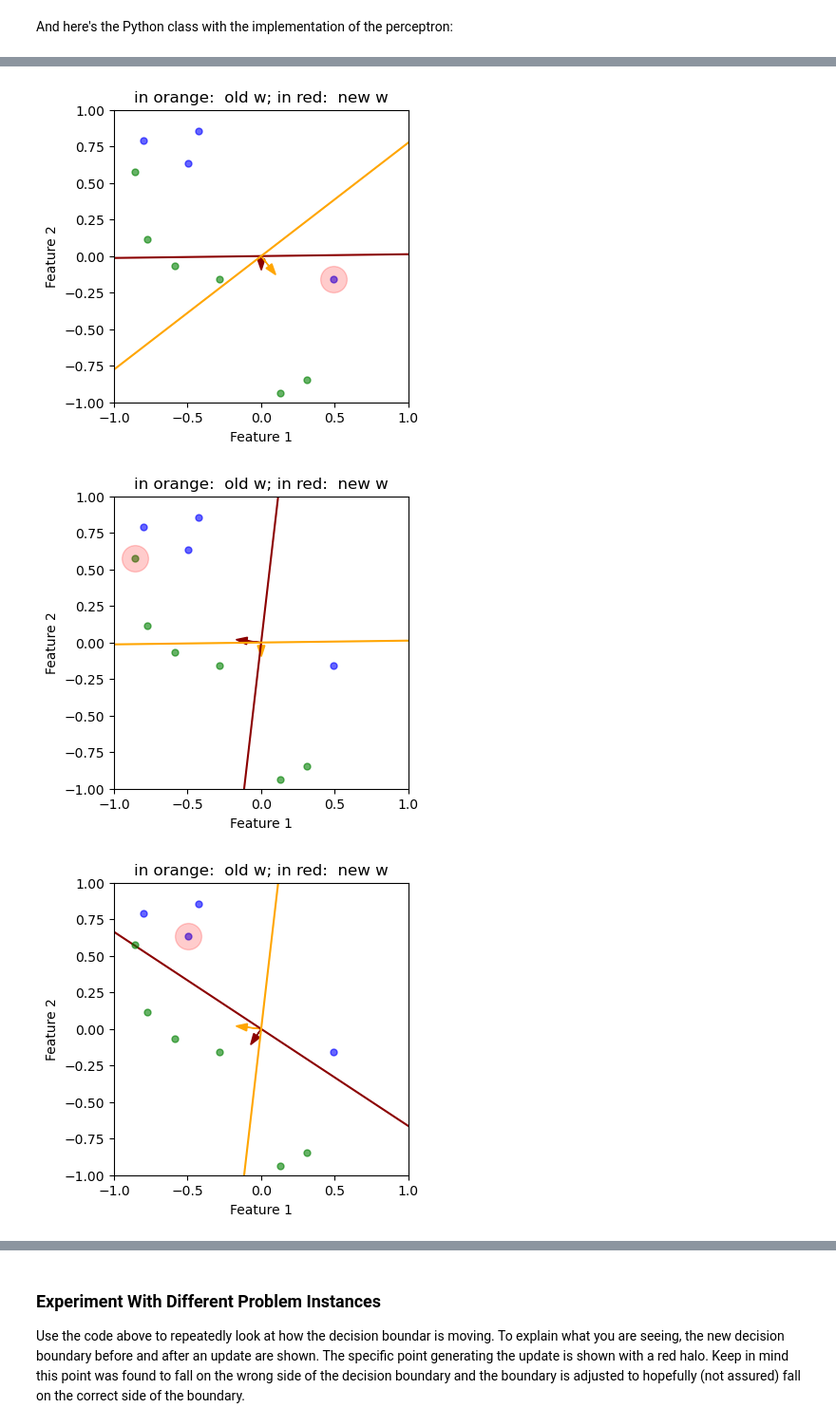
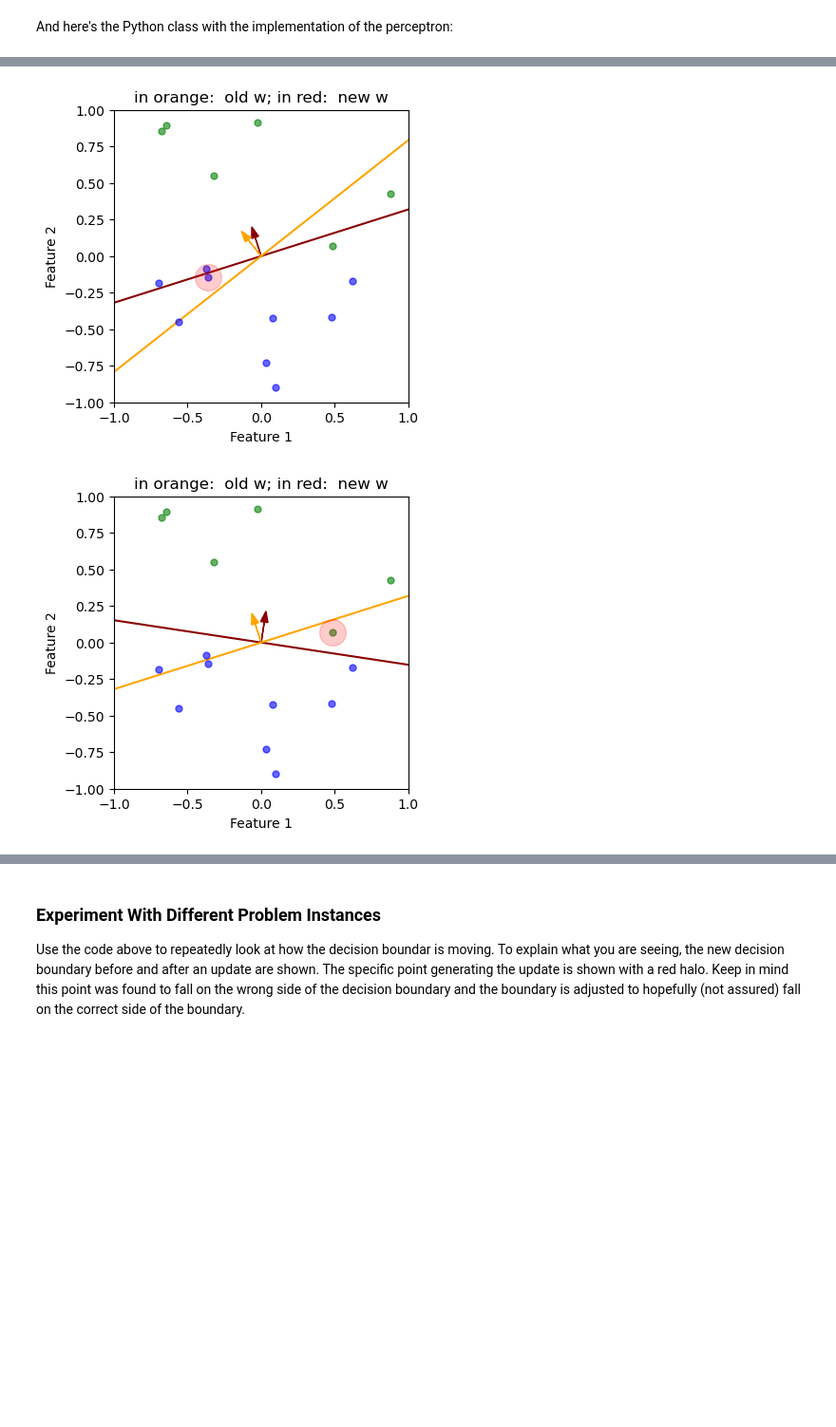
Before and after one commit to asabenhur/CS345, a Jupyter notebook: fall22/notebooks/module01_05_perceptron.ipynb, the cells around one changed output, grey strips where cells are left out. Shown at 95% size. Drawn from its saved outputs; the diff is of its cells as text; code cells hidden in the pictures; blank space fills up the shorter version.

```diff
--- a/fall22/notebooks/module01_05_perceptron.ipynb
+++ b/fall22/notebooks/module01_05_perceptron.ipynb
@@ -153,11 +153,14 @@ Below we will create a Python class that implements this algorithm.
 
 But first, let's write a function that generates linearly separable data in two dimensions:
 # %%
-def generate_separable_data(N) :
+def generate_separable_data(N, seed=1) :
     epsilon = 0.05
-    w = np.random.uniform(-1 , 1, 2)
-    X = np.random.uniform(-1 + epsilon, 1 - epsilon, [N, 2])
+    rng = np.random.default_rng(seed)
+    w = rng.uniform(-1 , 1, 2)
+    X = rng.uniform(-1 + epsilon, 1 - epsilon, [N, 2])
     y = np.sign(np.dot(X, w))
+    # note:  the sign function returns a +1 or -1 depending on the sign
+    # of its argument
     return X,y,w
 # %%
 X, y, w = generate_separable_data(10)
@@ -190,7 +193,7 @@ plot_data(X, y, w)
 # %% [markdown]
 And here's the Python class with the implementation of the perceptron:
 # %%
-class Perceptron :
+class perceptron :
     """An implementation of the perceptron algorithm.
     Note that this implementation does not include a bias term"""
 
@@ -199,13 +202,8 @@ class Perceptron :
         self.iterations = iterations
         self.learning_rate = learning_rate
         self.plot_data = plot_data
-        if random_w :
-            rng = np.random.default_rng(42)
-            self.w = rng.uniform(-1 , 1, len(X[0]))
-            print("initialized with random weight vector")
-        else :
-            self.w = np.zeros(len(X[0]))
-            print("initialized with a zeros weight vector")
+        self.random_w = random_w
+
 
     def fit(self, X, y) :
         """
@@ -222,6 +220,14 @@ class Perceptron :
         Array of labels.
 
         """
+
+        if self.random_w :
+            rng = np.random.default_rng(seed)
+            self.w = rng.uniform(-1 , 1, len(X[0]))
+            print("initialized with random weight vector")
+        else :
+            self.w = np.zeros(len(X[0]))
+            print("initialized with a zeros weight vector")
         self.wold = self.w
         converged = False
         iteration = 0
@@ -281,8 +287,8 @@ class Perceptron :
             plt.plot(X[i][0], X[i][1], cols[y[i]]+'o', alpha=0.6,markersize=5)
         plt.plot(X[ipt][0], X[ipt][1], 'ro', alpha=0.2,markersize=20)
 # %%
-X,y,w = generate_separable_data(10)
-p = Perceptron(plot_data=True)
+X,y,w = generate_separable_data(15)
+p = perceptron(plot_data=True)
 p.fit(X,y)
 # %% [output]
 initialized with a zeros weight vector
@@ -291,3 +297,2 @@ converged in 6 iterations
-[figure, old version]
+[figure, new version]
-[figure, old version]
+[figure, new version]
-[figure, removed]
```
Also changed, not shown: parts of 9 cells of this notebook.
